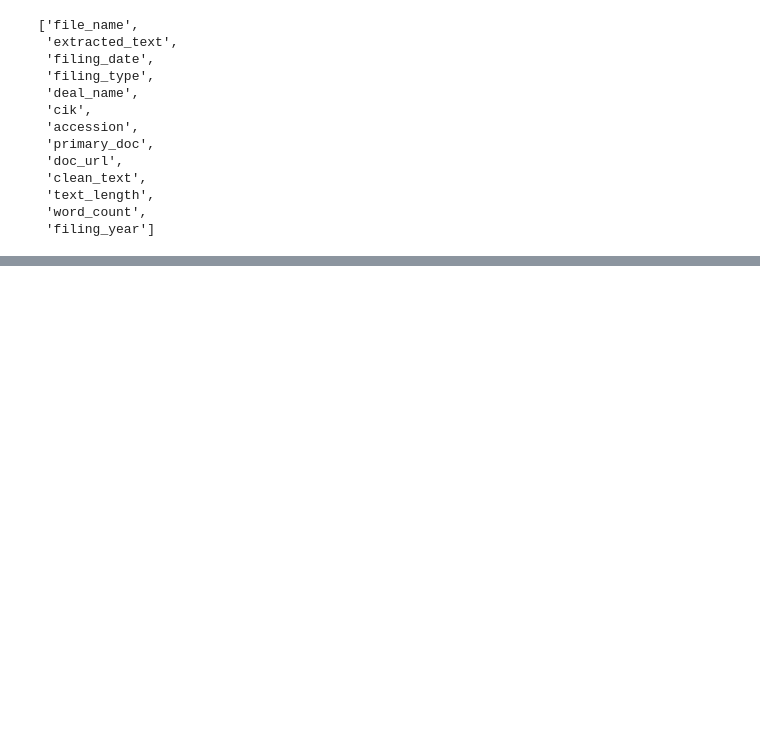
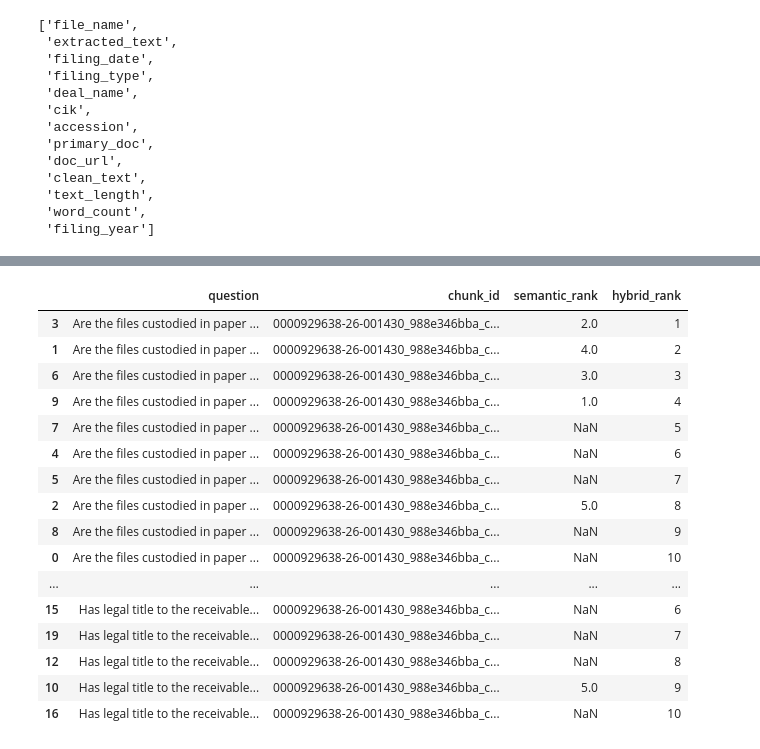
Before and after one commit to Break-Through-Tech/PIMCO-1C-ai-surveillance-analysis-based-on-abs-prospectuses, a Jupyter notebook: notebooks/btt_ai_fall_studio_pimco_1c.ipynb, the cells around one changed output, grey strips where cells are left out. Cells and saved outputs as stored; diff of their text form; code cells hidden in the pictures; blank space fills up the shorter version.

```diff
--- a/notebooks/btt_ai_fall_studio_pimco_1c.ipynb
+++ b/notebooks/btt_ai_fall_studio_pimco_1c.ipynb
@@ -728,0 +1742,13 @@ df.columns.tolist()
+# %%
+hybrid_path = (
+    processed_data / "toyota_hybrid_retrieval_results.csv"
+)
+
+hybrid_eval_df["relevance_label"] = ""
+hybrid_eval_df["review_notes"] = ""
+
+if not hybrid_path.exists():
+    hybrid_eval_df.to_csv(hybrid_path, index=False)
+    print("Saved:", hybrid_path)
+else:
+    print("Existing review file preserved:", hybrid_path)
@@ -728,0 +1757,55 @@ df.columns.tolist()
+# %%
+# Compare semantic and hybrid rankings
+# No API calls
+
+semantic_ranks = saved_results[
+    ["question", "chunk_id", "rank"]
+].rename(columns={"rank": "semantic_rank"})
+
+hybrid_ranks = hybrid_eval_df[
+    ["question", "chunk_id", "rank", "hybrid_score"]
+].rename(columns={"rank": "hybrid_rank"})
+
+comparison_df = pd.merge(
+    semantic_ranks,
+    hybrid_ranks,
+    on=["question", "chunk_id"],
+    how="outer"
+)
+
+# Attach the original prospectus passages
+chunk_lookup = {
+    c["chunk_id"]: c
+    for c in toyota_chunks
+}
+
+comparison_df["passage"] = comparison_df[
+    "chunk_id"
+].map(lambda x: chunk_lookup[x]["text"])
+
+comparison_df["relevance_label"] = ""
+comparison_df["review_notes"] = ""
+
+comparison_df = comparison_df.sort_values(
+    ["question", "hybrid_rank"],
+    na_position="last"
+)
+
+review_path = (
+    processed_data / "toyota_retrieval_comparison.csv"
+)
+
+if not review_path.exists():
+    comparison_df.to_csv(review_path, index=False)
+    print("Saved:", review_path)
+else:
+    print("Existing review file preserved.")
+
+print("Questions:", comparison_df["question"].nunique())
+print("Passages to review:", len(comparison_df))
+
+display(comparison_df[
+    ["question", "chunk_id",
+     "semantic_rank", "hybrid_rank"]
+].head(20))
+# %% [output]
@@ -728,0 +1815,17 @@ df.columns.tolist()
+|  | question | chunk_id | semantic_rank | hybrid_rank |
+| 3 | Are the files custodied in paper ... | 0000929638-26-001430_988e346bba_c... | 2.0 | 1 |
+| 1 | Are the files custodied in paper ... | 0000929638-26-001430_988e346bba_c... | 4.0 | 2 |
+| 6 | Are the files custodied in paper ... | 0000929638-26-001430_988e346bba_c... | 3.0 | 3 |
+| 9 | Are the files custodied in paper ... | 0000929638-26-001430_988e346bba_c... | 1.0 | 4 |
+| 7 | Are the files custodied in paper ... | 0000929638-26-001430_988e346bba_c... | NaN | 5 |
+| 4 | Are the files custodied in paper ... | 0000929638-26-001430_988e346bba_c... | NaN | 6 |
+| 5 | Are the files custodied in paper ... | 0000929638-26-001430_988e346bba_c... | NaN | 7 |
+| 2 | Are the files custodied in paper ... | 0000929638-26-001430_988e346bba_c... | 5.0 | 8 |
+| 8 | Are the files custodied in paper ... | 0000929638-26-001430_988e346bba_c... | NaN | 9 |
+| 0 | Are the files custodied in paper ... | 0000929638-26-001430_988e346bba_c... | NaN | 10 |
+| ... | ... | ... | ... | ... |
+| 15 | Has legal title to the receivable... | 0000929638-26-001430_988e346bba_c... | NaN | 6 |
+| 19 | Has legal title to the receivable... | 0000929638-26-001430_988e346bba_c... | NaN | 7 |
+| 12 | Has legal title to the receivable... | 0000929638-26-001430_988e346bba_c... | NaN | 8 |
+| 10 | Has legal title to the receivable... | 0000929638-26-001430_988e346bba_c... | 5.0 | 9 |
+| 16 | Has legal title to the receivable... | 0000929638-26-001430_988e346bba_c... | NaN | 10 |
```
Also changed, not shown: parts of 35 cells of this notebook, 1 other file.
